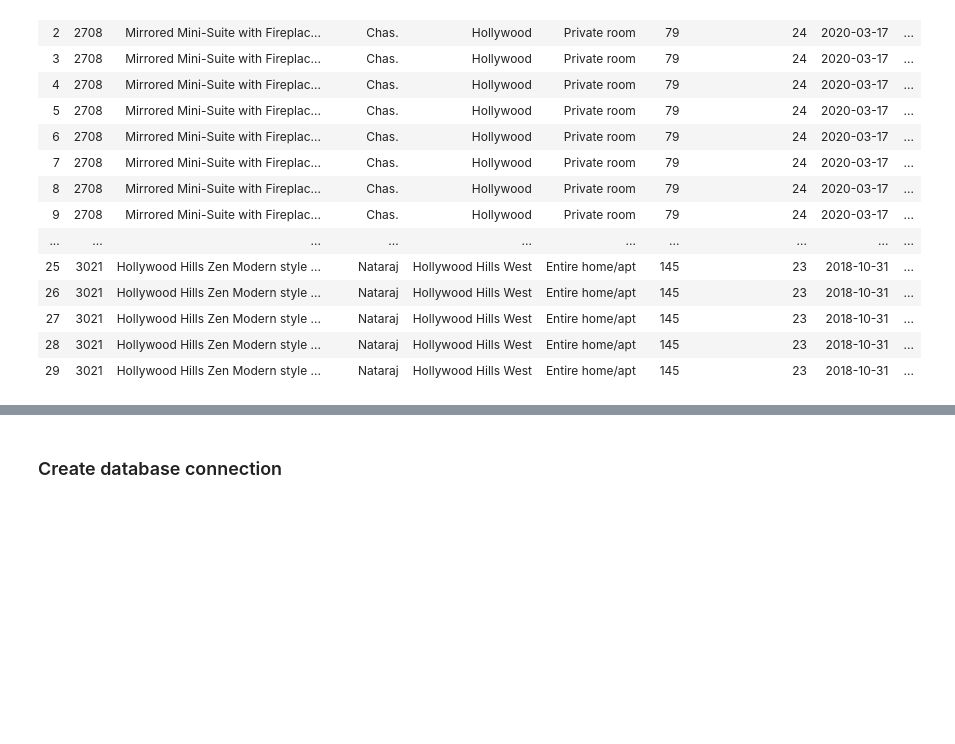
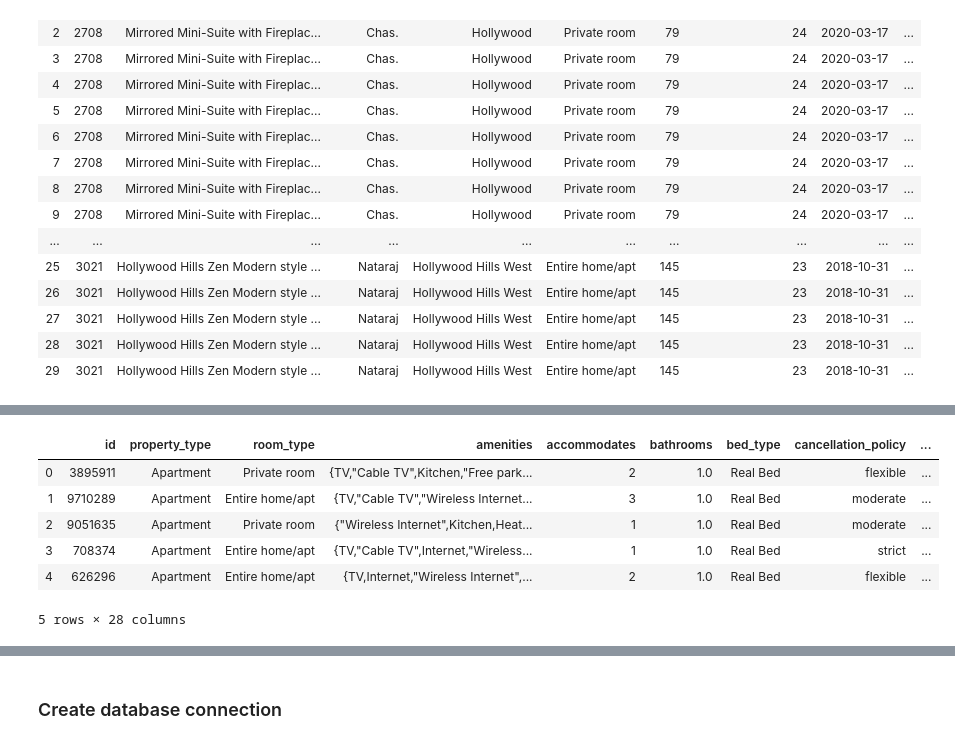
Before and after one commit to 9527-ol/ETL, a Jupyter notebook: Code/pandas_etl.ipynb, the cells around one changed output, grey strips where cells are left out. Drawn from its saved outputs; the diff is of its cells as text; code cells hidden in the pictures; blank space fills up the shorter version.

```diff
--- a/Code/pandas_etl.ipynb
+++ b/Code/pandas_etl.ipynb
@@ -138,0 +152,12 @@ renamed_complete_df.head(20)
+# %%
+a_path = "../Resources/test.csv"
+a_df = pd.read_csv(a_path)
+a_df.head()
+# %% [output]
+|  | id | property_type | room_type | amenities | accommodates | bathrooms | bed_type | cancellation_policy | ... |
+| 0 | 3895911 | Apartment | Private room | {TV,"Cable TV",Kitchen,"Free park... | 2 | 1.0 | Real Bed | flexible | ... |
+| 1 | 9710289 | Apartment | Entire home/apt | {TV,"Cable TV","Wireless Internet... | 3 | 1.0 | Real Bed | moderate | ... |
+| 2 | 9051635 | Apartment | Private room | {"Wireless Internet",Kitchen,Heat... | 1 | 1.0 | Real Bed | moderate | ... |
+| 3 | 708374 | Apartment | Entire home/apt | {TV,"Cable TV",Internet,"Wireless... | 1 | 1.0 | Real Bed | strict | ... |
+| 4 | 626296 | Apartment | Entire home/apt | {TV,Internet,"Wireless Internet",... | 2 | 1.0 | Real Bed | flexible | ... |
+5 rows × 28 columns
```
Also changed, not shown: parts of 27 cells of this notebook, 8 other files.
